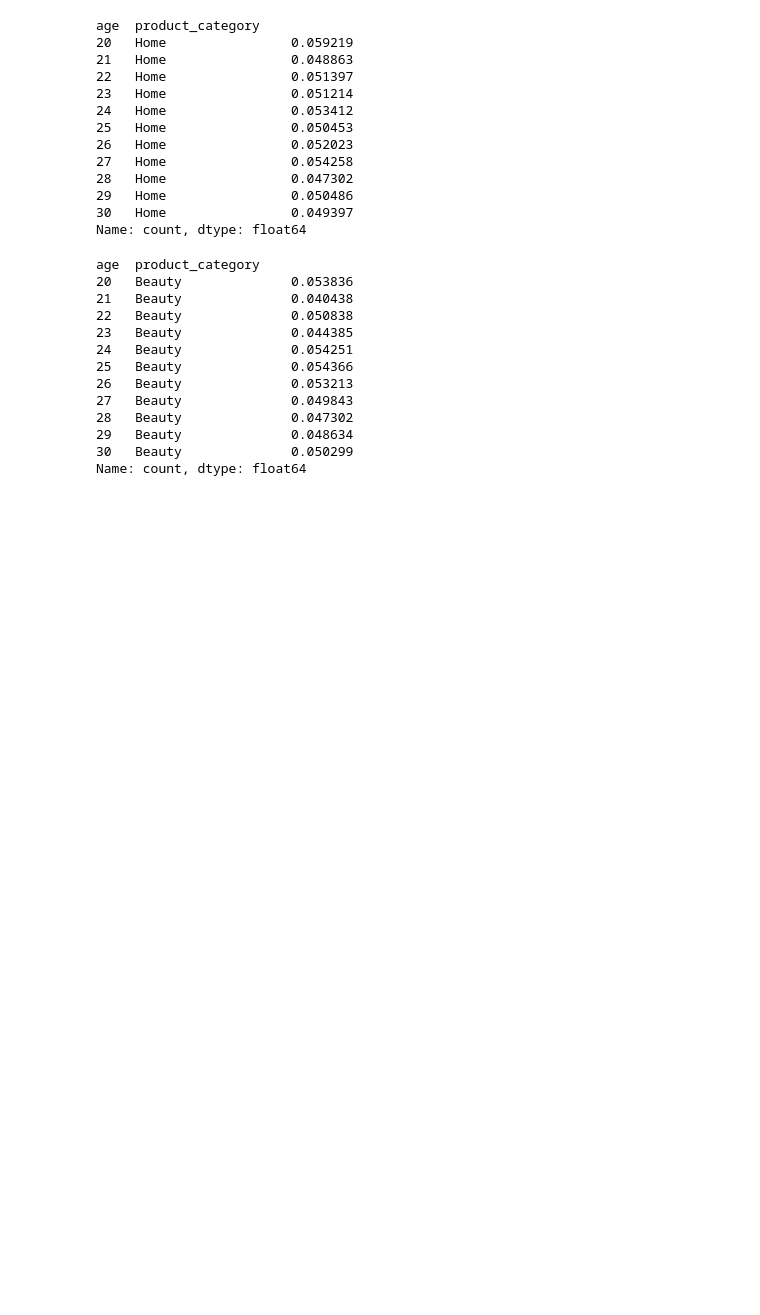
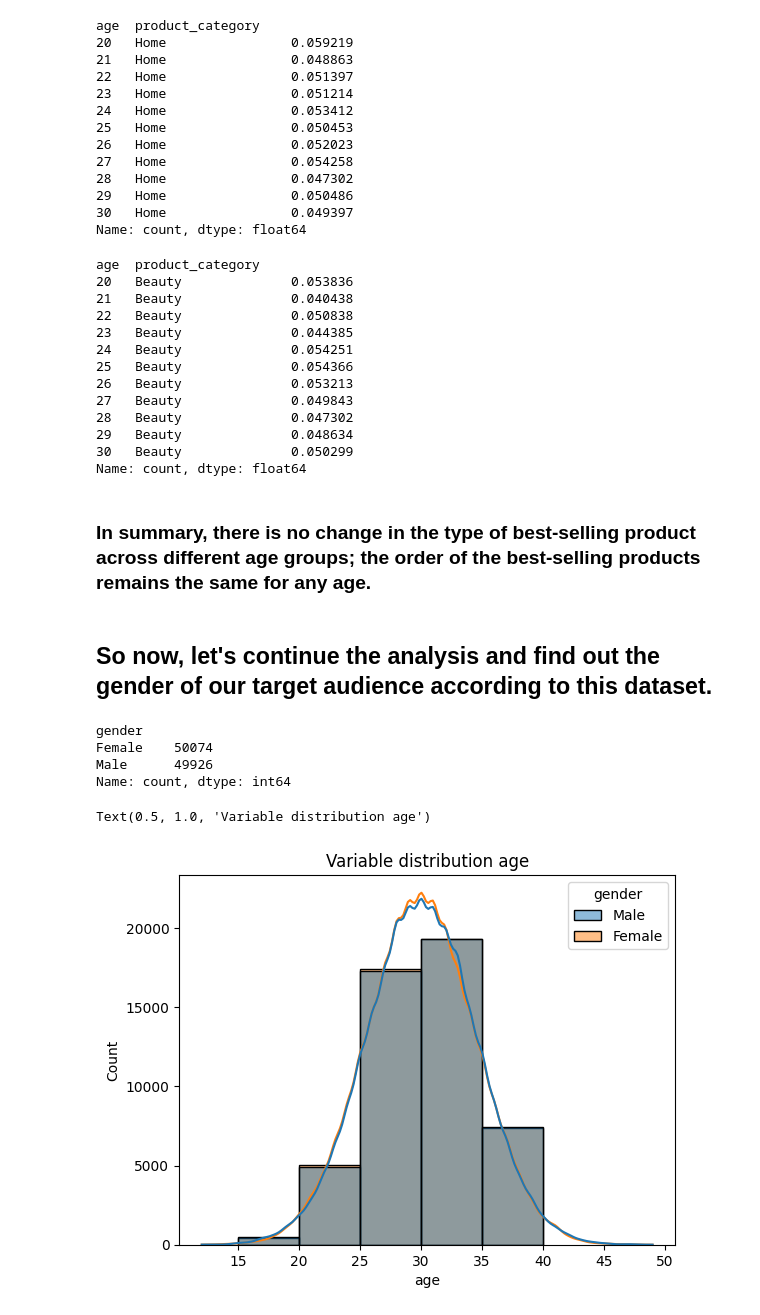
Before and after one commit to dv-tiagosilva/Customer_dataset_analysis, a Jupyter notebook: analysis_customer_dataset.ipynb, the cells around one changed output. Cells and saved outputs as stored; diff of their text form; code cells hidden in the pictures; blank space fills up the shorter version.

```diff
--- a/analysis_customer_dataset.ipynb
+++ b/analysis_customer_dataset.ipynb
@@ -530,3 +543,22 @@ age  product_category
 29   Beauty              0.048634
 30   Beauty              0.050299
 Name: count, dtype: float64
+# %% [markdown]
+### In summary, there is no change in the type of best-selling product across different age groups; the order of the best-selling products remains the same for any age.
+# %% [markdown]
+## So now, let's continue the analysis and find out the gender of our target audience according to this dataset.
+# %%
+# Setting the values for each gender
+data_customer['gender'].value_counts()
+# %% [output]
+gender
+Female    50074
+Male      49926
+Name: count, dtype: int64
+# %%
+#Showing the plot
+col = 'age'
+sns.histplot(data=data_customer, x='age', bins=range(15, 45, 5), kde=True, hue='gender').set_title(f'Variable distribution {col}')
+# %% [output]
+Text(0.5, 1.0, 'Variable distribution age')
+[figure, added]
```
Also changed, not shown: parts of 27 cells of this notebook.
